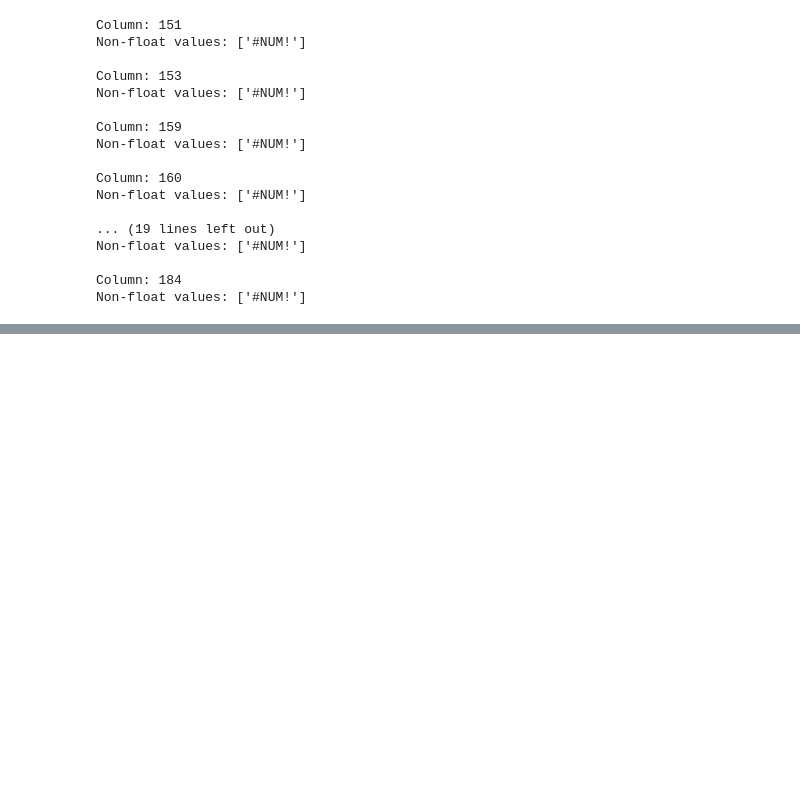
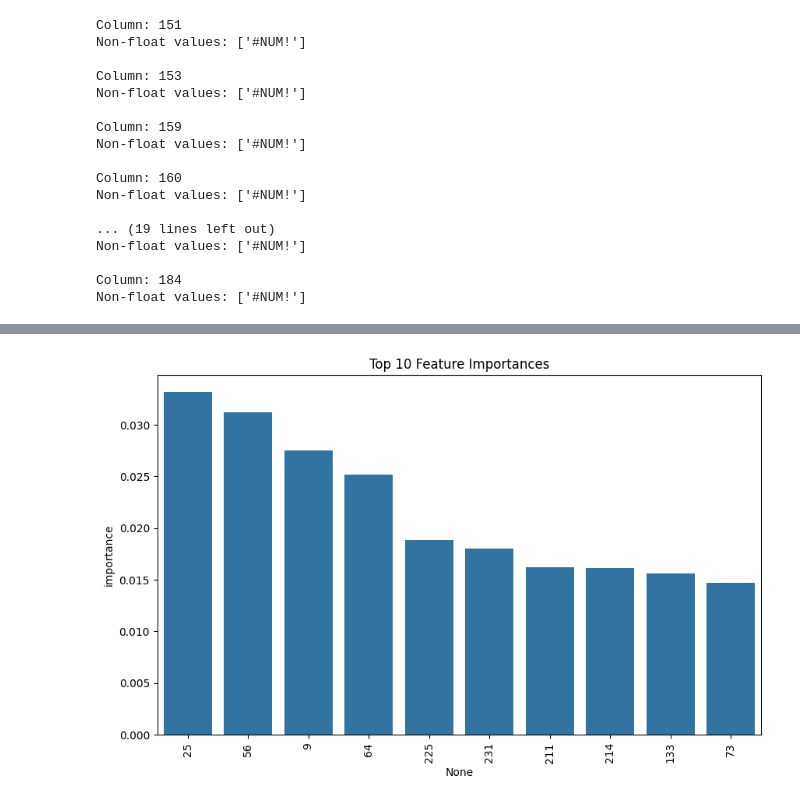
Before and after one commit to christopher192/machine-learning-project, a Jupyter notebook: ml-project-1/project.ipynb, the cells around one changed output, grey strips where cells are left out. Drawn from its saved outputs; the diff is of its cells as text; code cells hidden in the pictures; blank space fills up the shorter version.

```diff
--- a/ml-project-1/project.ipynb
+++ b/ml-project-1/project.ipynb
@@ -103,0 +138,9 @@ y = df['target']
+# %%
+# Split the dataset into training and testing sets (80-20 split)
+x_train, x_test, y_train, y_test = train_test_split(x, y, test_size=0.2, random_state=42)
+# %%
+# Initialize RandomForest model
+rf_model = RandomForestClassifier(n_estimators=100, random_state=42)
+# %%
+# Train the model
+rf_model.fit(x_train, y_train)
@@ -103,0 +171,14 @@ y = df['target']
+# %%
+# Feature Importance Visualization
+feature_importances = pd.DataFrame(rf_model.feature_importances_,
+                                   index=x.columns,
+                                   columns=['importance']).sort_values('importance', ascending=False)
+# %%
+# Visualize the top 10 most important features
+plt.figure(figsize=(10,6))
+sns.barplot(x=feature_importances.head(10).index, y=feature_importances.head(10)['importance'])
+plt.title("Top 10 Feature Importances")
+plt.xticks(rotation=90)
+plt.show()
+# %% [output]
+[figure, added]
```
Also changed, not shown: parts of 14 cells of this notebook.
